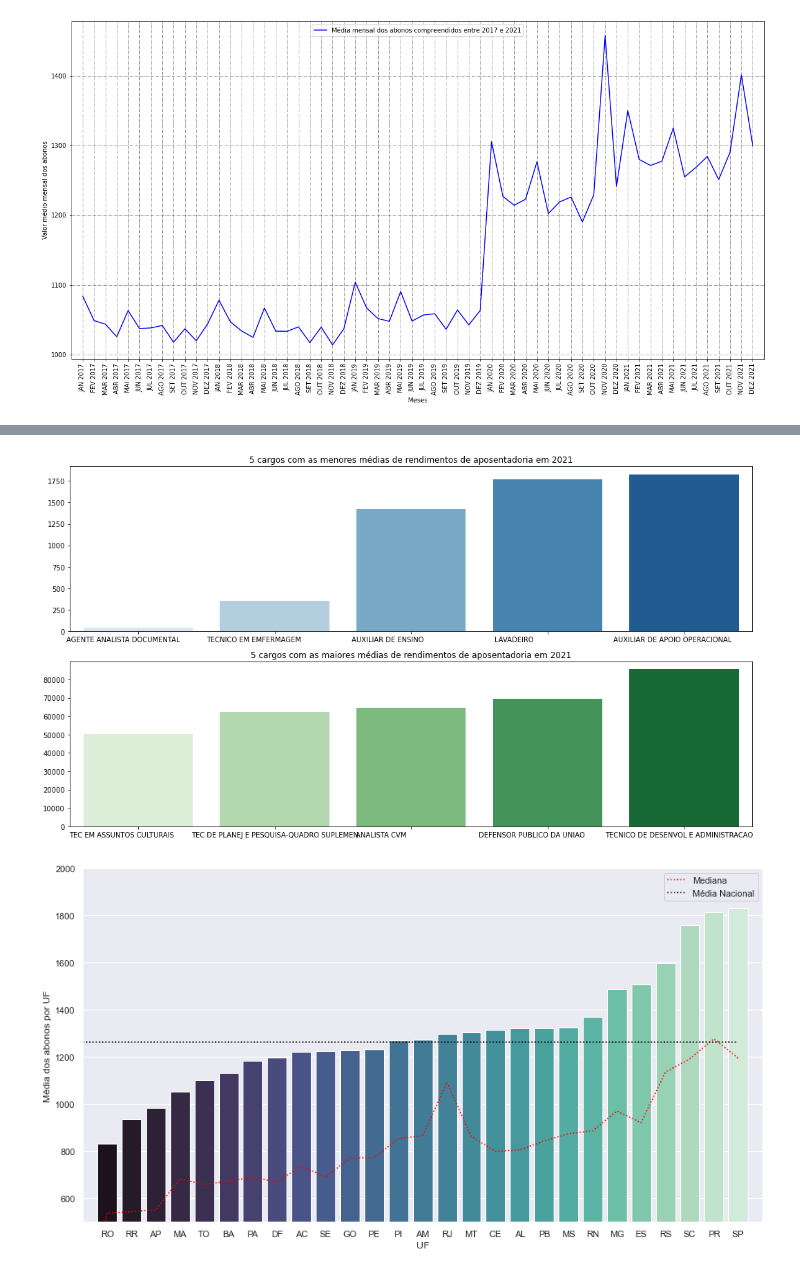
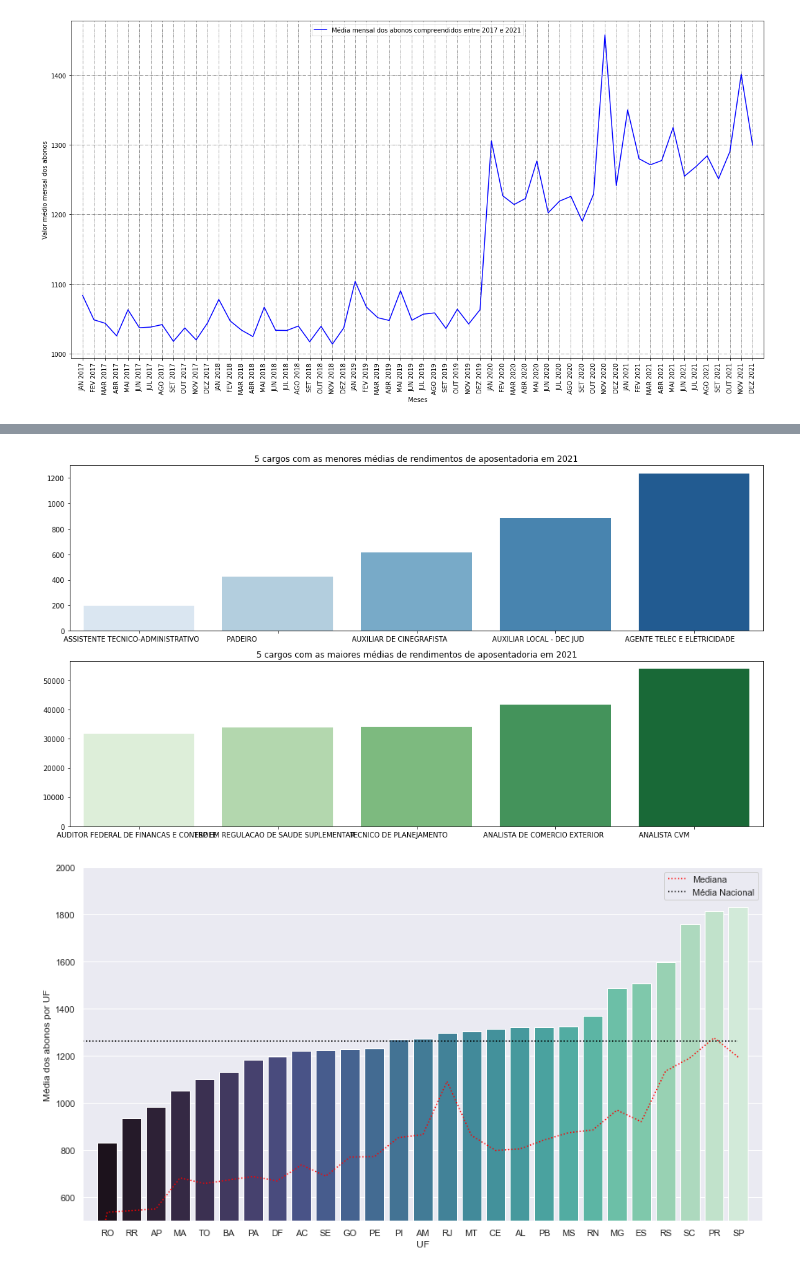
Before and after one commit to ghastcmd/data-science-project, a Jupyter notebook: Projeto.ipynb, the cells around one changed output, grey strips where cells are left out. Drawn from its saved outputs; the diff is of its cells as text; code cells hidden in the pictures.

```diff
--- a/Projeto.ipynb
+++ b/Projeto.ipynb
@@ -314,28 +322,28 @@ fig.savefig('Mediana mensal dos abonos em 2021.png', format='png', dpi=100)
 # %%
 #Redimentos aposentadoria de acordo com o cargo
-redimentos = pd.DataFrame(df_ap.groupby('Cargo').Rendimento_liq.mean().sort_values())
+redimentos = pd.DataFrame(df_aposentados[0].groupby('Cargo').Rendimento_liq.mean().sort_values())
 redimentos = redimentos.reset_index()
 
 menores_rend = redimentos.iloc[0:5]
 maiores_rend = redimentos.tail(5)
 
 fig, ax = plt.subplots(2, figsize=(15,8))
 
 x1 = list(menores_rend['Cargo'])
 y1 = list(menores_rend['Rendimento_liq'])
 
 sns.barplot(ax=ax[0], x=x1, y=y1, palette="Blues")
 ax[0].set_title("5 cargos com as menores médias de rendimentos de aposentadoria em 2021")
 
 x2 = list(maiores_rend['Cargo'])
 y2 = list(maiores_rend['Rendimento_liq'])
 sns.barplot(ax=ax[1], x=x2, y=y2, palette="Greens")
 ax[1].set_title("5 cargos com as maiores médias de rendimentos de aposentadoria em 2021")
 
 fig.tight_layout()
 plt.savefig('Médias de rendimento por cargo')
 # %% [output]
-[figure, old version]
+[figure, new version]
 # %%
 #Média e mediana de abonos por UF
 
```
Also changed, not shown: parts of 13 cells of this notebook.
